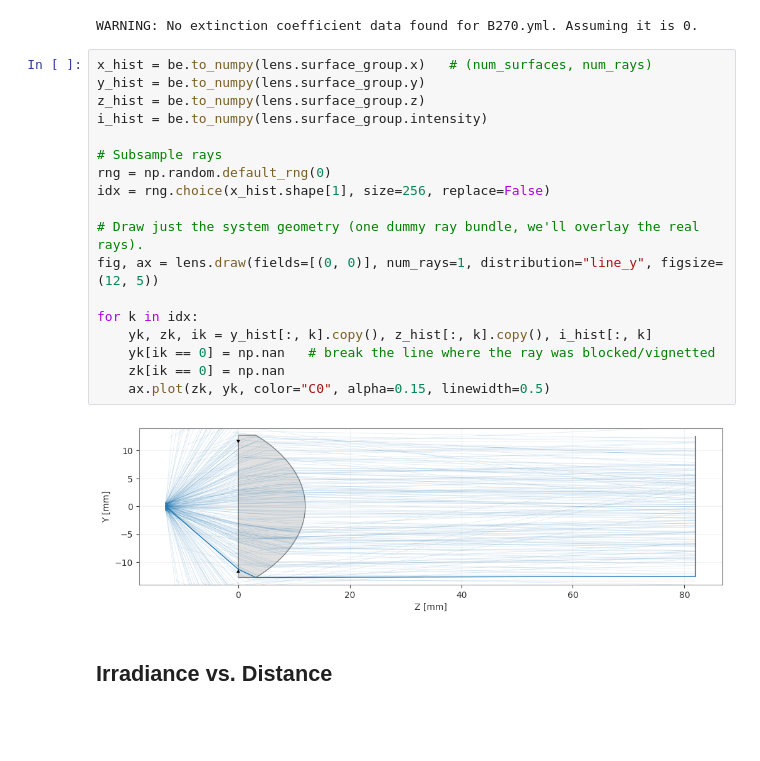
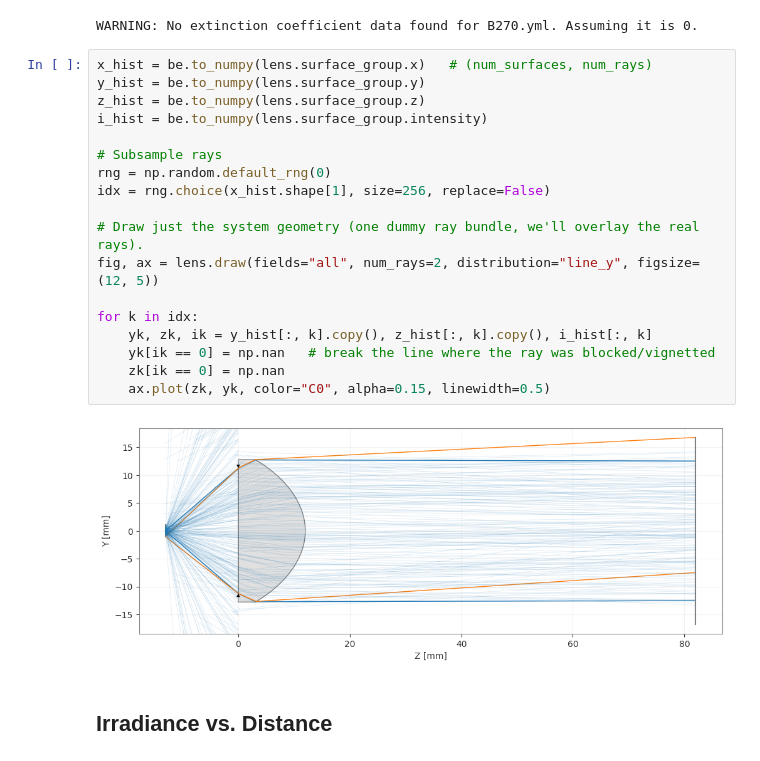
Before and after one commit to kmdouglass/polarized-led-illuminator, a Jupyter notebook: content/ray_tracing.ipynb, the cells around one changed output. Cells and saved outputs as stored; diff of their text form; blank space fills up the shorter version.

```diff
--- a/content/ray_tracing.ipynb
+++ b/content/ray_tracing.ipynb
@@ -67,23 +67,23 @@ WARNING: No extinction coefficient data found for B270.yml. Assuming it is 0.
 # %%
 x_hist = be.to_numpy(lens.surface_group.x)   # (num_surfaces, num_rays)
 y_hist = be.to_numpy(lens.surface_group.y)
 z_hist = be.to_numpy(lens.surface_group.z)
 i_hist = be.to_numpy(lens.surface_group.intensity)
 
 # Subsample rays
 rng = np.random.default_rng(0)
 idx = rng.choice(x_hist.shape[1], size=256, replace=False)
 
 # Draw just the system geometry (one dummy ray bundle, we'll overlay the real rays).
-fig, ax = lens.draw(fields=[(0, 0)], num_rays=1, distribution="line_y", figsize=(12, 5))
+fig, ax = lens.draw(fields="all", num_rays=2, distribution="line_y", figsize=(12, 5))
 
 for k in idx:
     yk, zk, ik = y_hist[:, k].copy(), z_hist[:, k].copy(), i_hist[:, k]
     yk[ik == 0] = np.nan   # break the line where the ray was blocked/vignetted
     zk[ik == 0] = np.nan
     ax.plot(zk, yk, color="C0", alpha=0.15, linewidth=0.5)
 # %% [output]
-[figure, old version]
+[figure, new version]
 # %% [markdown]
 ## Irradiance vs. Distance
 # %%
```
Also changed, not shown: parts of 8 cells of this notebook.
